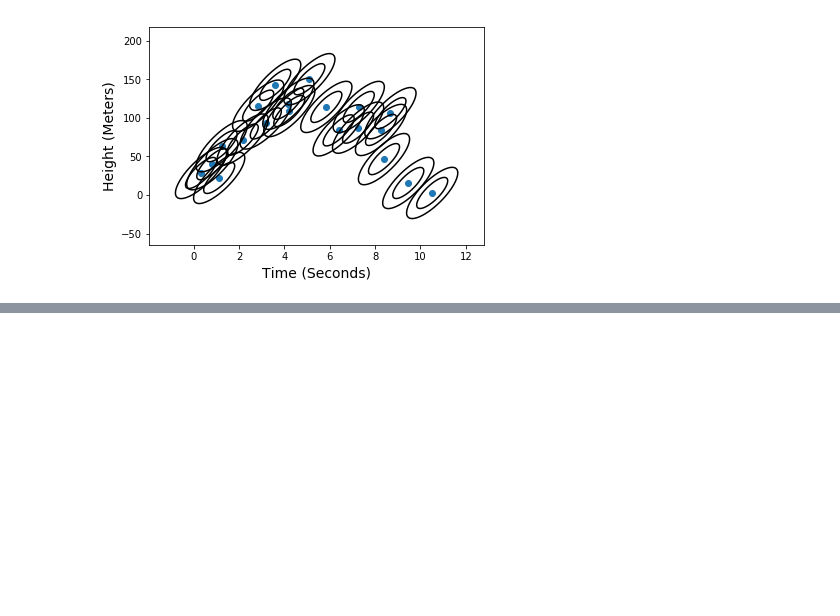
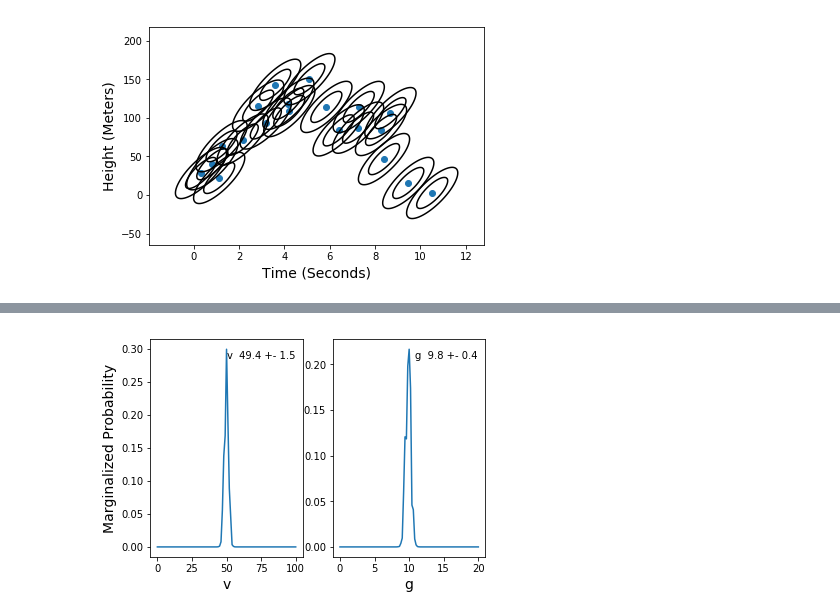
Before and after one commit to jpierel14/USC_PythonCourse_2019, a Jupyter notebook: Day_4/day_4_refactored.ipynb, the cells around one changed output, grey strips where cells are left out. Drawn from its saved outputs; the diff is of its cells as text; code cells hidden in the pictures; blank space fills up the shorter version.

```diff
--- a/Day_4/day_4_refactored.ipynb
+++ b/Day_4/day_4_refactored.ipynb
@@ -230,0 +367,4 @@ print(result.x)
+# %%
+plot_marginal_pdfs(varied_param_names,res.weights,res.samples,parameter_bounds,nbins=101)
+# %% [output]
+[figure, added]
```
Also changed, not shown: parts of 9 cells of this notebook, 1 other file.
